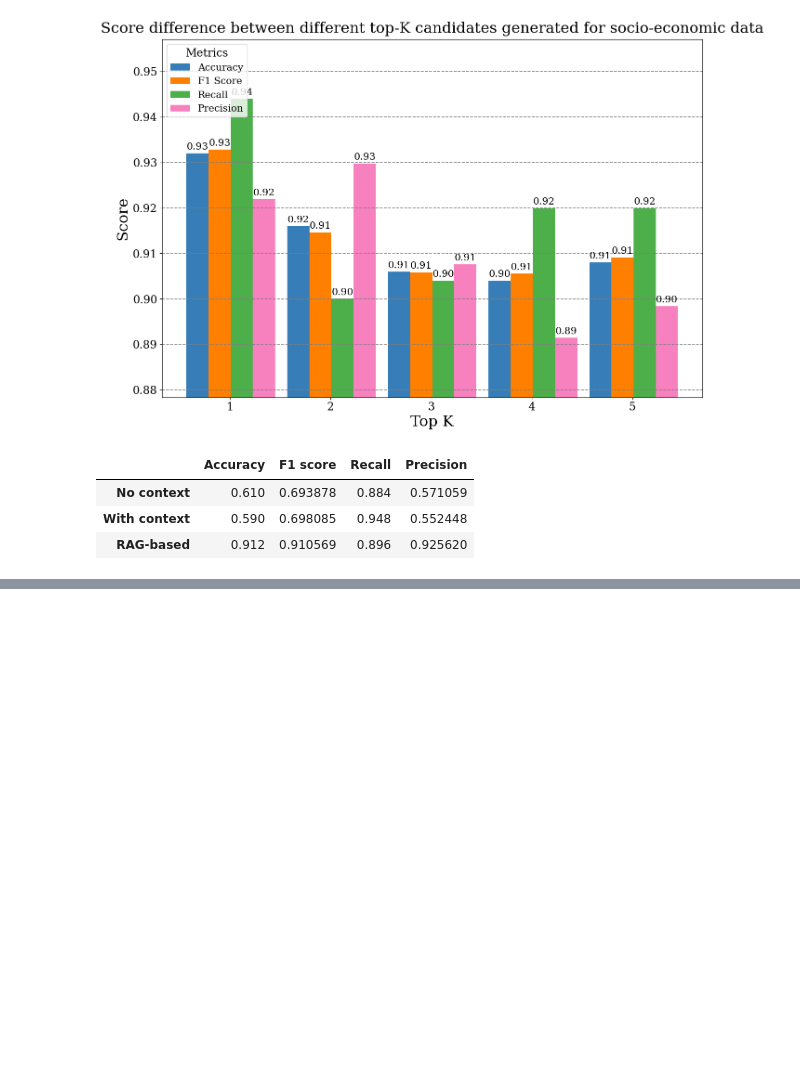
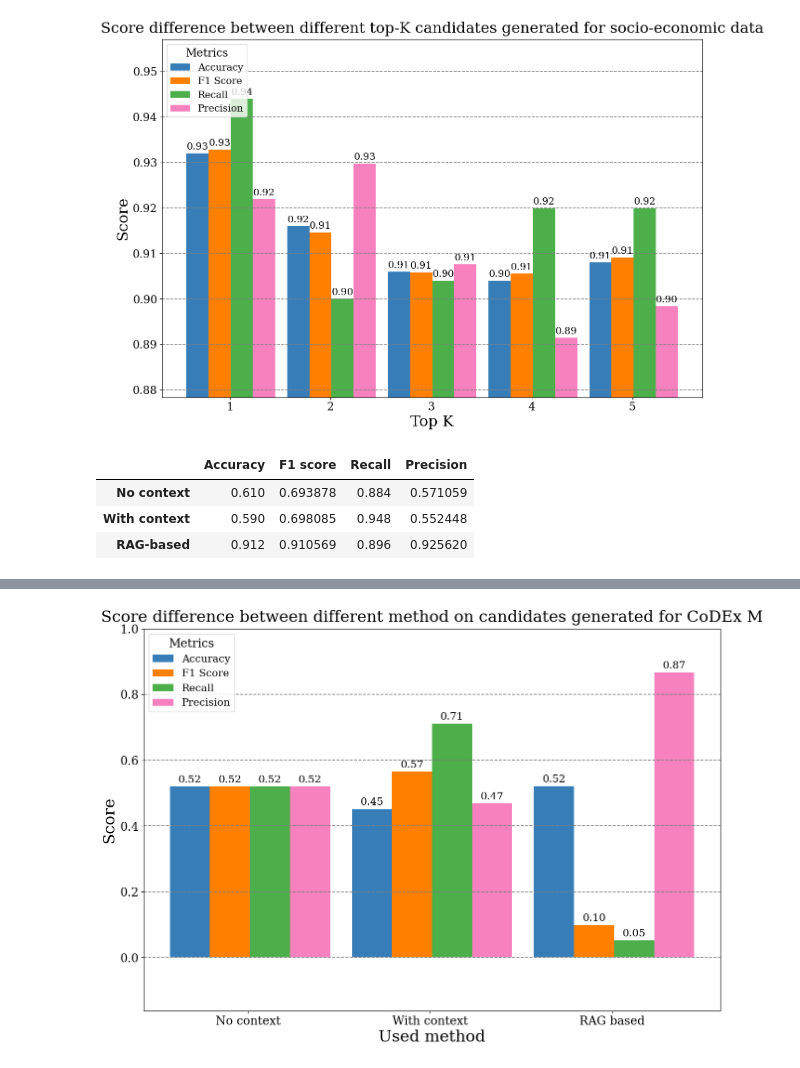
Before and after one commit to fieng94/OMNIA, a Jupyter notebook: experiment-archive/codex_m_exp.ipynb, the cells around one changed output, grey strips where cells are left out. Saved outputs shown, nothing was run; the diff lists cells and outputs as text; code cells hidden in the pictures; blank space fills up the shorter version.

```diff
--- a/codex_m_exp.ipynb
+++ b/experiment-archive/codex_m_exp.ipynb
@@ -556,0 +870,92 @@ errors_rows
+# %%
+df_replaced['Pred'] = new_score_list_random
+# %%
+score_cand_clean = clean_score_llm(score_cand_rand, 0.6)
+score_cand_cont_clean = clean_score_llm(score_cand_cont_rand, 0.6)
+df_replaced['Pred_no_context'] = score_cand_clean
+df_replaced['Pred_cont'] = score_cand_cont_clean
+# %%
+model_score_dict = {}
+
+ground_truth = filtred_df_sample['Missing']
+
+prediction = df_replaced['Pred_no_context']
+model_score_dict['No context'] = compute_score(prediction, ground_truth)
+
+prediction = df_replaced['Pred_cont']
+model_score_dict['With context'] = compute_score(prediction, ground_truth)
+
+prediction = df_replaced['Pred']
+model_score_dict['RAG-based'] = compute_score(prediction, ground_truth)
+# %%
+import matplotlib
+import matplotlib.pyplot as plt
+import numpy as np
+
+# setup family font
+plt.rc('font', family='serif',size=17)
+
+plot_dict = model_score_dict.copy()
+
+# get the different scores
+accuracy_list = [val[0] for val in plot_dict.values()]
+f1_list = [val[1] for val in plot_dict.values()]
+recall_list = [val[2] for val in plot_dict.values()]
+precision_list = [val[3] for val in plot_dict.values()]
+
+# Create figure and axes
+fig, ax = plt.subplots(1,1,figsize=(15, 10))
+
+# set width of bar
+# Set position of bar on X axis
+barWidth = 0.22
+x_acc = np.arange(len(accuracy_list))
+x_f1 = [x + barWidth for x in x_acc]
+x_recall = [x + barWidth for x in x_f1]
+x_prec = [x + barWidth for x in x_recall]
+
+# create the bars
+colors = ['#377eb8', '#ff7f00', '#4daf4a',
+                  '#f781bf', '#a65628', '#984ea3',
+                  '#999999', '#e41a1c', '#dede00']
+bar_acc = plt.bar(x_acc, accuracy_list, color = colors[0], width = barWidth,
+        label ='Accuracy')
+bar_f1 = plt.bar(x_f1, f1_list, color = colors[1], width = barWidth,
+        label ='F1 Score')
+bar_recall = plt.bar(x_recall, recall_list, color = colors[2], width = barWidth,
+        label ='Recall')
+bar_prec = plt.bar(x_prec, precision_list, color = colors[3], width = barWidth,
+        label ='Precision')
+
+
+# Set axis labels and title
+label_fontsize = 23
+ax.set_xlabel("Used method", fontsize = label_fontsize)
+ax.set_ylabel("Score", fontsize = label_fontsize)
+ax.set_title("Score difference between different method on candidates generated for CoDEx M", pad=10, fontsize = label_fontsize)
+
+# Set y-limit to center data
+comb_list = accuracy_list + f1_list + recall_list + precision_list
+ax.set_ylim(min(comb_list) - np.std(list(comb_list)), min(1,max(comb_list) + np.std(list(comb_list))))
+
+ax.set_xticks([r + 0.10+ barWidth for r in range(len(accuracy_list))],
+        ['No context', 'With context', 'RAG based'])
+
+# Add legend with title
+ax.legend(title='Metrics', fontsize = 15, loc=2)
+
+
+# add bar labels
+bar_label_fontsize = 15
+ax.bar_label(bar_acc, labels=[f'{v:.2f}' for v in accuracy_list], fontsize=bar_label_fontsize, padding=3)
+ax.bar_label(bar_f1, labels=[f'{v:.2f}' for v in f1_list], fontsize=bar_label_fontsize, padding=3)
+ax.bar_label(bar_recall, labels=[f'{v:.2f}' for v in recall_list], fontsize=bar_label_fontsize, padding=3)
+ax.bar_label(bar_prec, labels=[f'{v:.2f}' for v in precision_list], fontsize=bar_label_fontsize, padding=3)
+
+# Add gridlines (only on the y-axis)
+ax.grid(linewidth=1.2, linestyle='--', axis='y', color='grey')
+# save figure
+#plt.savefig('results/codex_m_method.png')
+plt.show()
+# %% [output]
+[figure, added]
```
Also changed, not shown: parts of 44 cells of this notebook, 21 other files.
